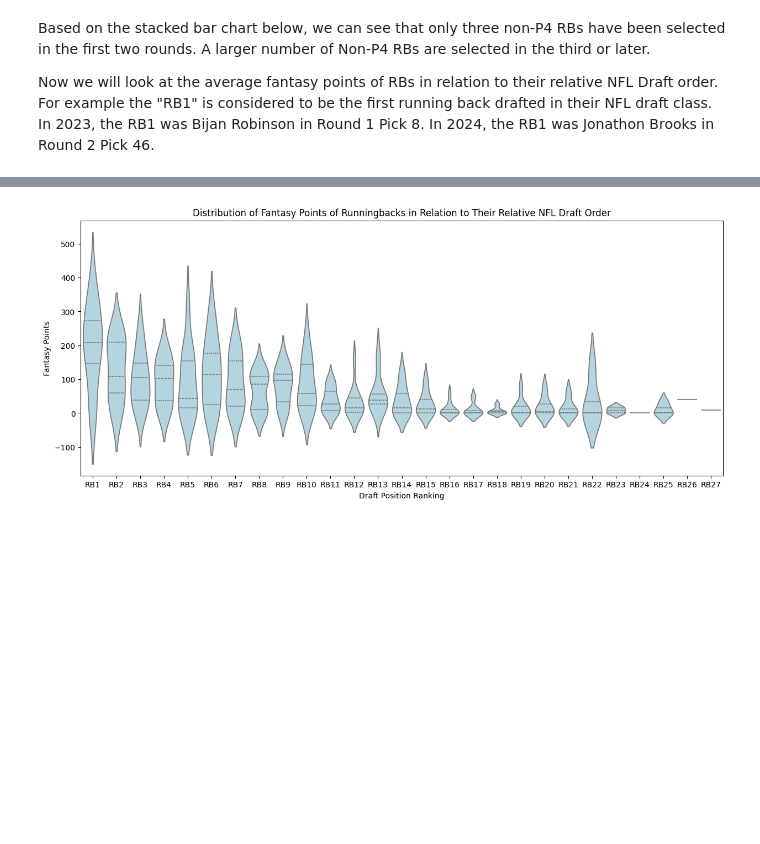
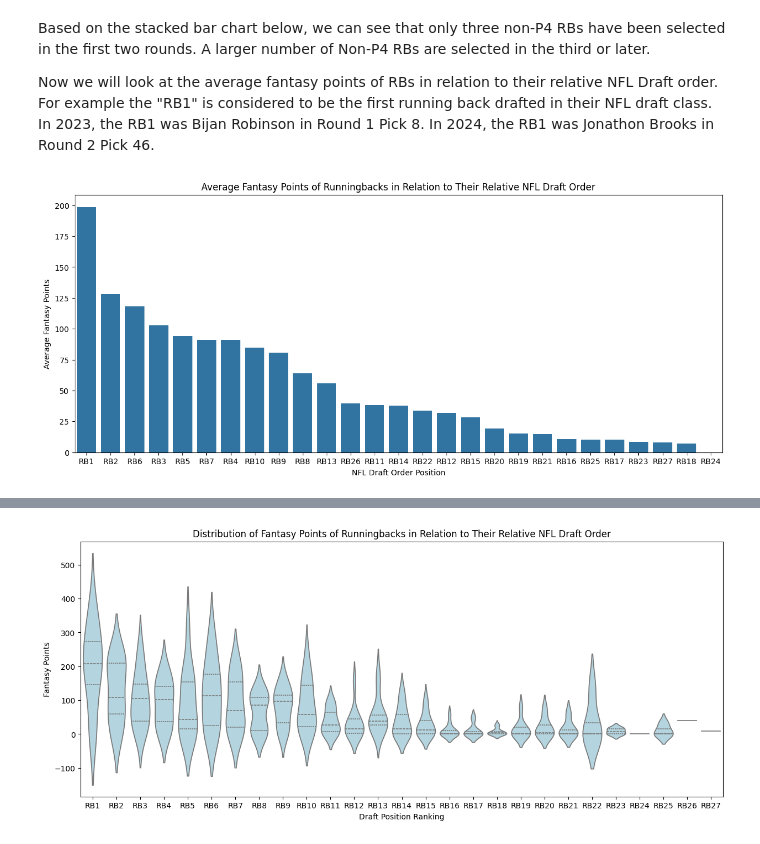
Before and after one commit to jtang6031/593-ff-rookie-success, a Jupyter notebook: src/ff_analysis_visualization.ipynb, the cells around one changed output, grey strips where cells are left out. Drawn from its saved outputs; the diff is of its cells as text; code cells hidden in the pictures; blank space fills up the shorter version.

Commit message:
added back bar chart

```diff
--- a/src/ff_analysis_visualization.ipynb
+++ b/src/ff_analysis_visualization.ipynb
@@ -247,3 +247,18 @@ plt.show()
 Based on the stacked bar chart below, we can see that only three non-P4 RBs have been selected in the first two rounds. A larger number of Non-P4 RBs are selected in the third or later.
 
 Now we will look at the average fantasy points of RBs in relation to their relative NFL Draft order. For example the "RB1" is considered to be the first running back drafted in their NFL draft class. In 2023, the RB1 was Bijan Robinson in Round 1 Pick 8. In 2024, the RB1 was Jonathon Brooks in Round 2 Pick 46.
+# %%
+avg_fantasy_points = df.groupby('position_rank')['fantasy_points'].mean().reset_index()
+avg_fantasy_points.sort_values(by='fantasy_points', ascending=False, inplace=True)
+
+plt.figure(figsize=(15,6))
+sns.barplot(
+    x = avg_fantasy_points['position_rank'],
+    y = avg_fantasy_points['fantasy_points']
+)
+plt.title('Average Fantasy Points of Runningbacks in Relation to Their Relative NFL Draft Order')
+plt.ylabel('Average Fantasy Points')
+plt.xlabel('NFL Draft Order Position')
+plt.show()
+# %% [output]
+[figure, added]
```
Also changed, not shown: parts of 3 cells of this notebook.
